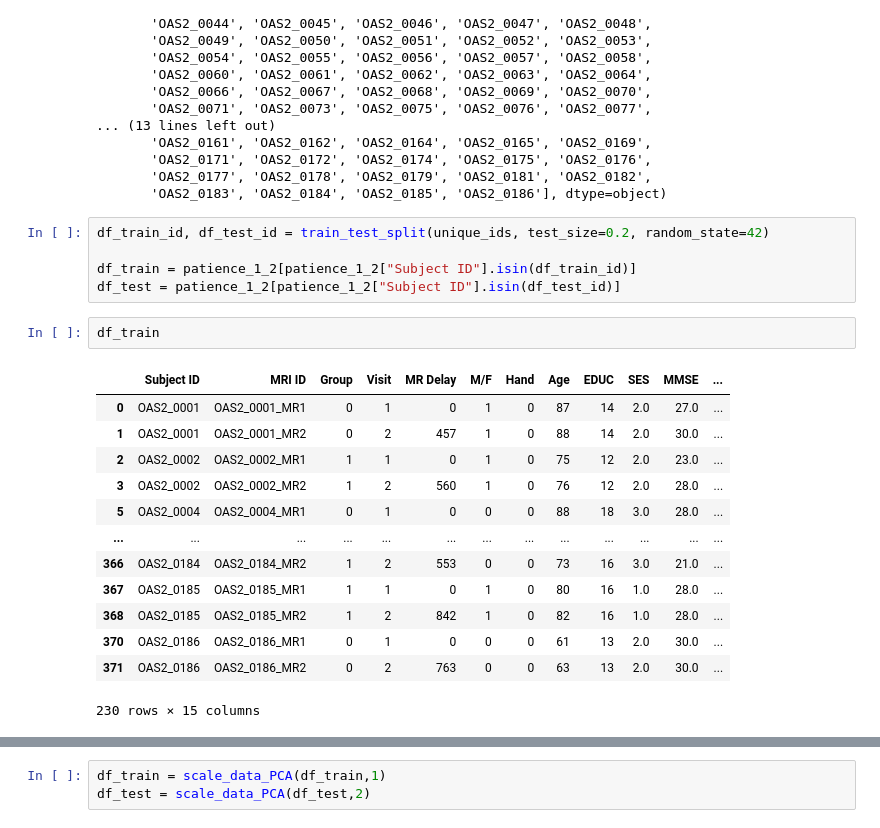
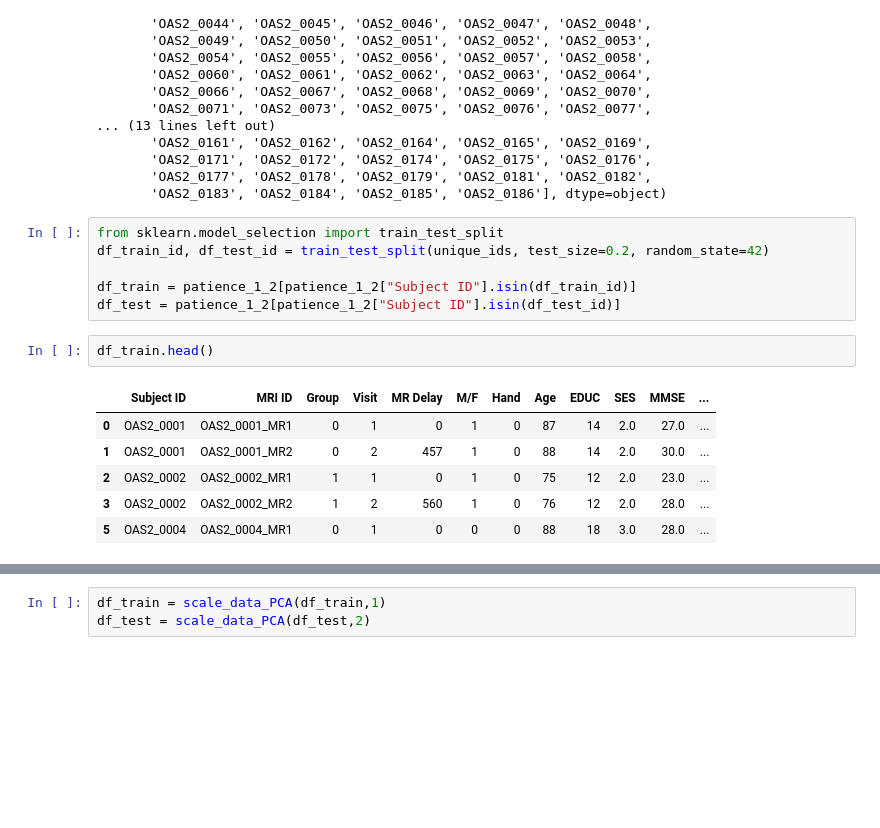
Before and after one commit to ichzann/MRI_and_Alzheimers, a Jupyter notebook: data_prep.ipynb, the cells around one changed output, grey strips where cells are left out. Saved outputs shown, nothing was run; the diff lists cells and outputs as text; blank space fills up the shorter version.

```diff
--- a/data_prep.ipynb
+++ b/data_prep.ipynb
@@ -438,24 +197,18 @@ array(['OAS2_0001', 'OAS2_0002', 'OAS2_0004', 'OAS2_0005', 'OAS2_0008',
        'OAS2_0177', 'OAS2_0178', 'OAS2_0179', 'OAS2_0181', 'OAS2_0182',
        'OAS2_0183', 'OAS2_0184', 'OAS2_0185', 'OAS2_0186'], dtype=object)
 # %%
+from sklearn.model_selection import train_test_split
 df_train_id, df_test_id = train_test_split(unique_ids, test_size=0.2, random_state=42)
 
 df_train = patience_1_2[patience_1_2["Subject ID"].isin(df_train_id)]
 df_test = patience_1_2[patience_1_2["Subject ID"].isin(df_test_id)]
 # %%
-df_train
+df_train.head()
 # %% [output]
 |  | Subject ID | MRI ID | Group | Visit | MR Delay | M/F | Hand | Age | EDUC | SES | MMSE | ... |
 | 0 | OAS2_0001 | OAS2_0001_MR1 | 0 | 1 | 0 | 1 | 0 | 87 | 14 | 2.0 | 27.0 | ... |
 | 1 | OAS2_0001 | OAS2_0001_MR2 | 0 | 2 | 457 | 1 | 0 | 88 | 14 | 2.0 | 30.0 | ... |
 | 2 | OAS2_0002 | OAS2_0002_MR1 | 1 | 1 | 0 | 1 | 0 | 75 | 12 | 2.0 | 23.0 | ... |
 | 3 | OAS2_0002 | OAS2_0002_MR2 | 1 | 2 | 560 | 1 | 0 | 76 | 12 | 2.0 | 28.0 | ... |
 | 5 | OAS2_0004 | OAS2_0004_MR1 | 0 | 1 | 0 | 0 | 0 | 88 | 18 | 3.0 | 28.0 | ... |
-| ... | ... | ... | ... | ... | ... | ... | ... | ... | ... | ... | ... | ... |
-| 366 | OAS2_0184 | OAS2_0184_MR2 | 1 | 2 | 553 | 0 | 0 | 73 | 16 | 3.0 | 21.0 | ... |
-| 367 | OAS2_0185 | OAS2_0185_MR1 | 1 | 1 | 0 | 1 | 0 | 80 | 16 | 1.0 | 28.0 | ... |
-| 368 | OAS2_0185 | OAS2_0185_MR2 | 1 | 2 | 842 | 1 | 0 | 82 | 16 | 1.0 | 28.0 | ... |
-| 370 | OAS2_0186 | OAS2_0186_MR1 | 0 | 1 | 0 | 0 | 0 | 61 | 13 | 2.0 | 30.0 | ... |
-| 371 | OAS2_0186 | OAS2_0186_MR2 | 0 | 2 | 763 | 0 | 0 | 63 | 13 | 2.0 | 30.0 | ... |
-230 rows × 15 columns
 # %%
```
Also changed, not shown: parts of 56 cells of this notebook, 4 other files.
